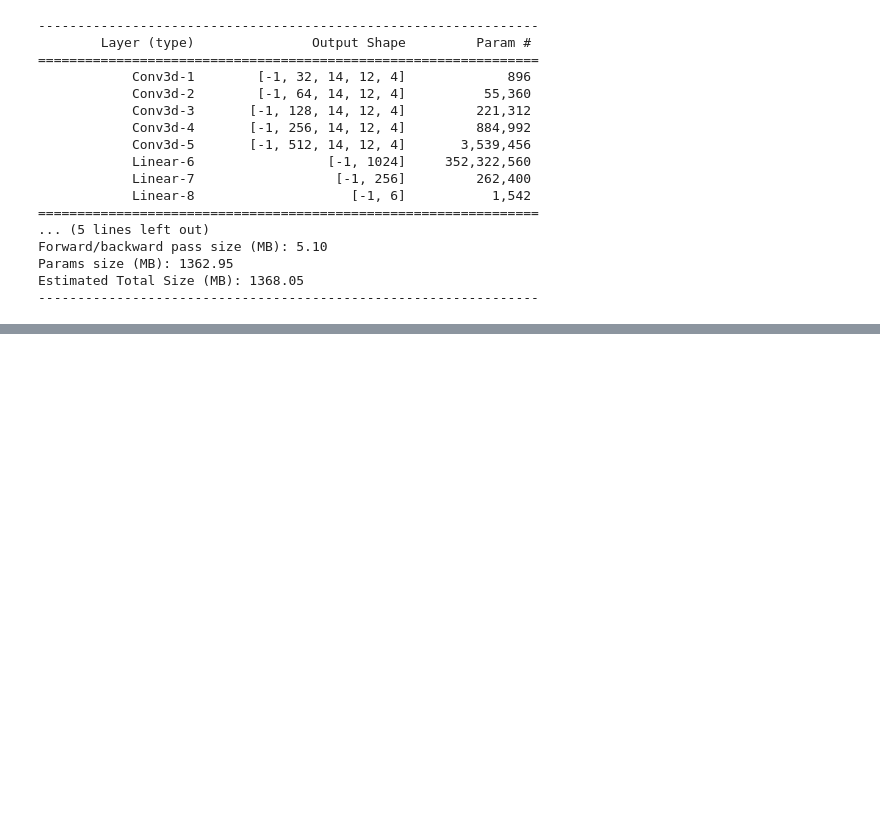
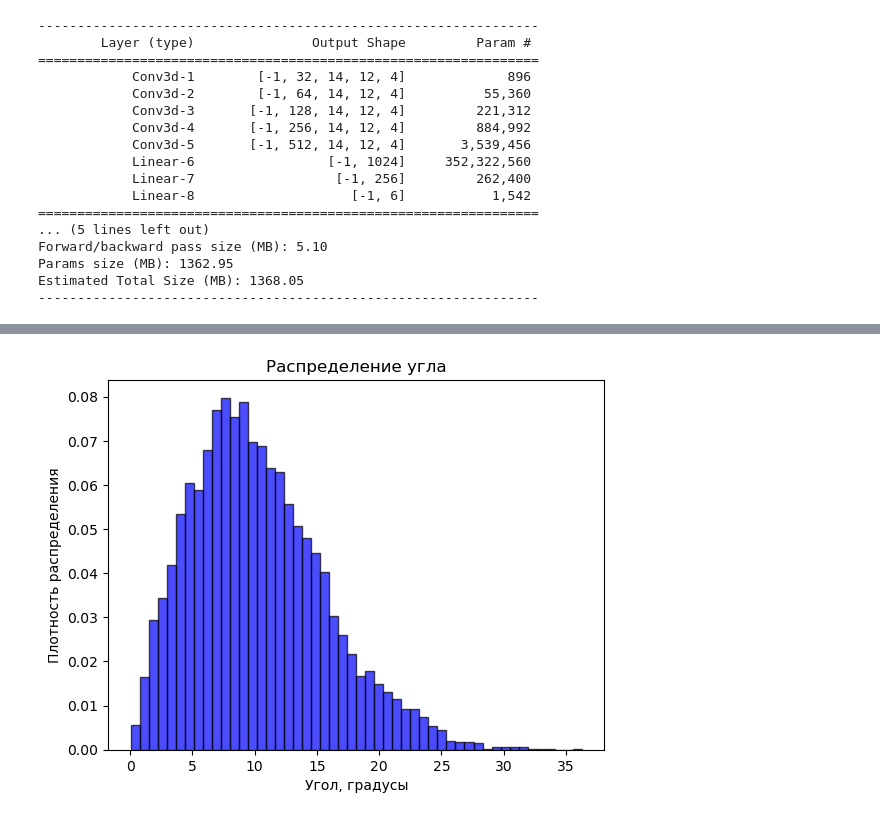
Before and after one commit to mawerid/muon_NN_NEVOD, a Jupyter notebook: model/CNN_3D.ipynb, the cells around one changed output, grey strips where cells are left out. Cells and saved outputs as stored; diff of their text form; code cells hidden in the pictures; blank space fills up the shorter version.

```diff
--- a/model/CNN_3D.ipynb
+++ b/model/CNN_3D.ipynb
@@ -137,0 +170,14 @@ Estimated Total Size (MB): 1368.05
+# %%
+samples = rayleigh_samples
+while np.abs(samples.mean() - 10.3) > 0.03 and np.abs(samples.std() - 4.6) > 0.03:
+    samples = np.random.rayleigh(scale_param, sample_size)
+# %%
+# Визуализация выборок
+plt.hist(samples, bins=50, density=True, alpha=0.7, color='b', edgecolor='black')
+
+plt.title('Распределение угла')
+plt.xlabel('Угол, градусы')
+plt.ylabel('Плотность распределения')
+plt.show()
+# %% [output]
+[figure, added]
```
Also changed, not shown: parts of 5 cells of this notebook, 6 other files.
